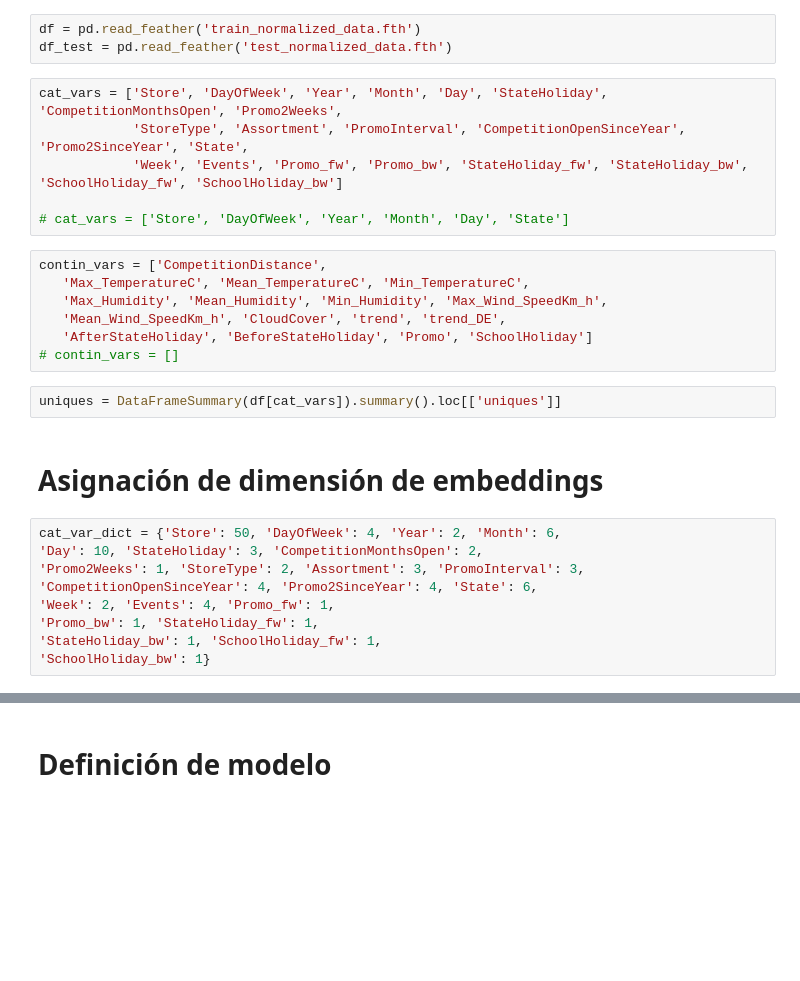
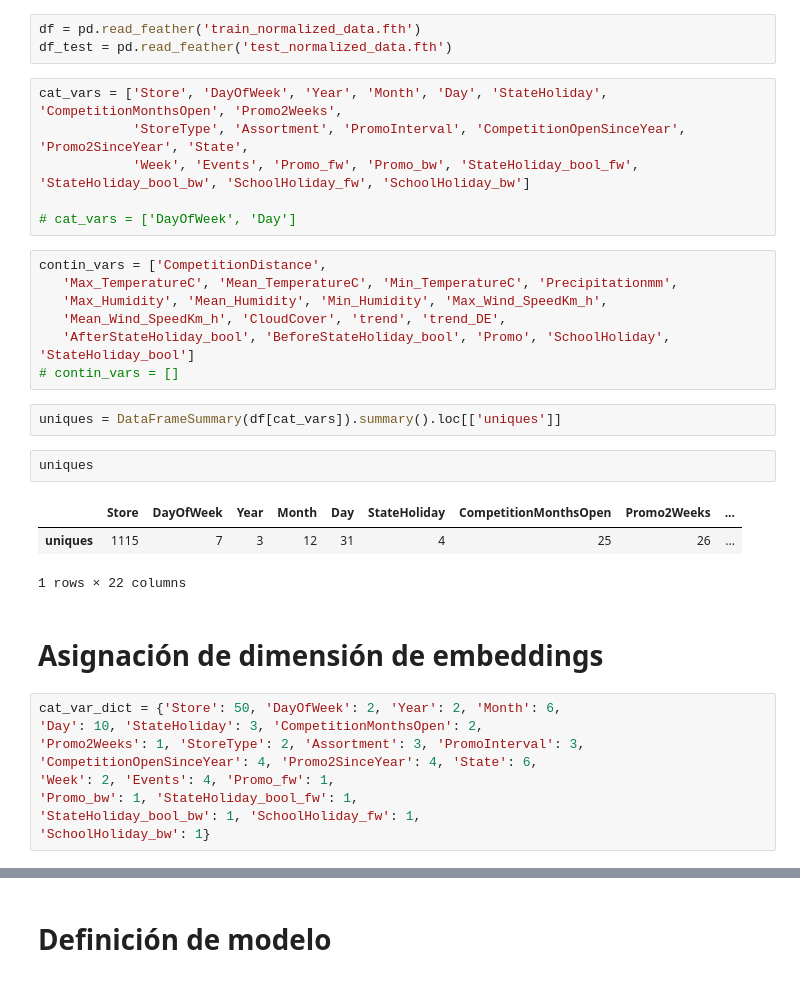
Before and after one commit to deeplearning-itba/kaggle-rossmann, a Jupyter notebook: 06-full-model.ipynb, the cells around one changed output, grey strips where cells are left out. Saved outputs shown, nothing was run; the diff lists cells and outputs as text; blank space fills up the shorter version.

```diff
--- a/06-full-model.ipynb
+++ b/06-full-model.ipynb
@@ -15,26 +15,32 @@ df_test = pd.read_feather('test_normalized_data.fth')
 # %%
 cat_vars = ['Store', 'DayOfWeek', 'Year', 'Month', 'Day', 'StateHoliday', 'CompetitionMonthsOpen', 'Promo2Weeks',
             'StoreType', 'Assortment', 'PromoInterval', 'CompetitionOpenSinceYear', 'Promo2SinceYear', 'State',
-            'Week', 'Events', 'Promo_fw', 'Promo_bw', 'StateHoliday_fw', 'StateHoliday_bw', 'SchoolHoliday_fw', 'SchoolHoliday_bw']
+            'Week', 'Events', 'Promo_fw', 'Promo_bw', 'StateHoliday_bool_fw', 'StateHoliday_bool_bw', 'SchoolHoliday_fw', 'SchoolHoliday_bw']
 
-# cat_vars = ['Store', 'DayOfWeek', 'Year', 'Month', 'Day', 'State']
+# cat_vars = ['DayOfWeek', 'Day']
 # %%
 contin_vars = ['CompetitionDistance',
-   'Max_TemperatureC', 'Mean_TemperatureC', 'Min_TemperatureC',
+   'Max_TemperatureC', 'Mean_TemperatureC', 'Min_TemperatureC', 'Precipitationmm',
    'Max_Humidity', 'Mean_Humidity', 'Min_Humidity', 'Max_Wind_SpeedKm_h',
    'Mean_Wind_SpeedKm_h', 'CloudCover', 'trend', 'trend_DE',
-   'AfterStateHoliday', 'BeforeStateHoliday', 'Promo', 'SchoolHoliday']
+   'AfterStateHoliday_bool', 'BeforeStateHoliday_bool', 'Promo', 'SchoolHoliday', 'StateHoliday_bool']
 # contin_vars = []
 # %%
 uniques = DataFrameSummary(df[cat_vars]).summary().loc[['uniques']]
+# %%
+uniques
+# %% [output]
+|  | Store | DayOfWeek | Year | Month | Day | StateHoliday | CompetitionMonthsOpen | Promo2Weeks | ... |
+| uniques | 1115 | 7 | 3 | 12 | 31 | 4 | 25 | 26 | ... |
+1 rows × 22 columns
 # %% [markdown]
 # Asignación de dimensión de embeddings
 # %%
-cat_var_dict = {'Store': 50, 'DayOfWeek': 4, 'Year': 2, 'Month': 6,
+cat_var_dict = {'Store': 50, 'DayOfWeek': 2, 'Year': 2, 'Month': 6,
 'Day': 10, 'StateHoliday': 3, 'CompetitionMonthsOpen': 2,
 'Promo2Weeks': 1, 'StoreType': 2, 'Assortment': 3, 'PromoInterval': 3,
 'CompetitionOpenSinceYear': 4, 'Promo2SinceYear': 4, 'State': 6,
 'Week': 2, 'Events': 4, 'Promo_fw': 1,
-'Promo_bw': 1, 'StateHoliday_fw': 1,
-'StateHoliday_bw': 1, 'SchoolHoliday_fw': 1,
+'Promo_bw': 1, 'StateHoliday_bool_fw': 1,
+'StateHoliday_bool_bw': 1, 'SchoolHoliday_fw': 1,
 'SchoolHoliday_bw': 1}
```
Also changed, not shown: parts of 24 cells of this notebook, 7 other files.
